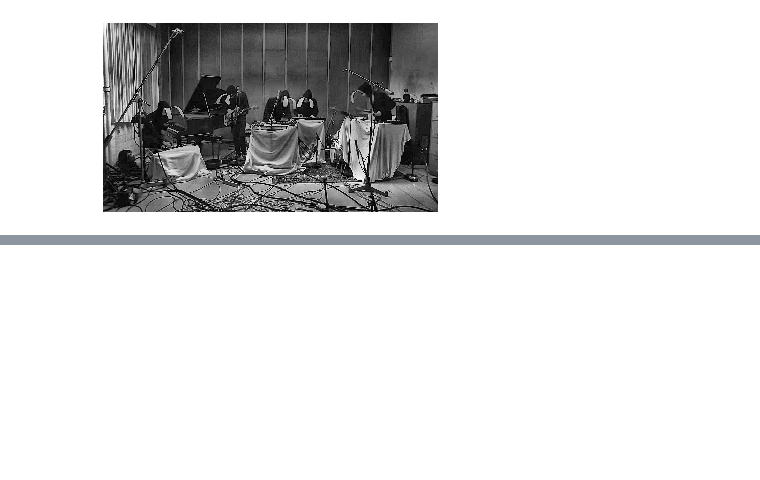
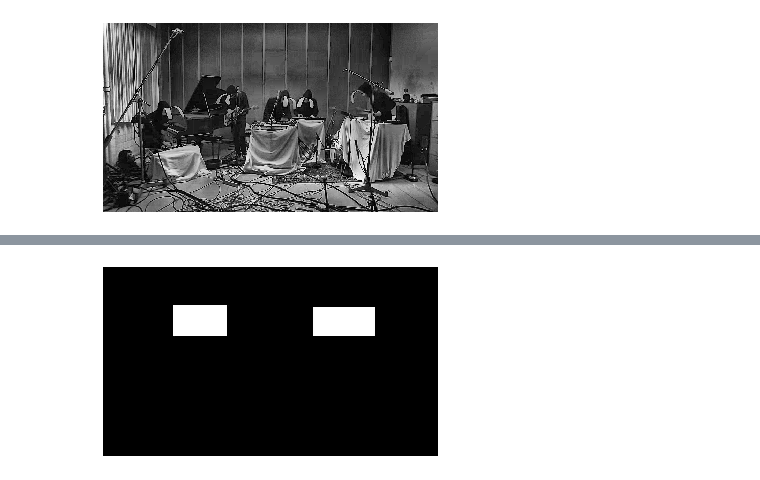
Before and after one commit to Izaird/Image-analisys, a Jupyter notebook: Practicas/practica_03/IA_03_2012010743_MDIA.ipynb, the cells around one changed output, grey strips where cells are left out. Cells and saved outputs as stored; diff of their text form; code cells hidden in the pictures; blank space fills up the shorter version.

```diff
--- a/Practicas/practica_03/IA_03_2012010743_MDIA.ipynb
+++ b/Practicas/practica_03/IA_03_2012010743_MDIA.ipynb
@@ -158,0 +198,7 @@ edge_detection =   convolve2d(img,mask)
+# %%
+bin_res = intersectionImg(bin_arr1,bin_arr2)
+plt.imshow(bin_res,cmap=plt.cm.gray)
+plt.axis('off')
+plt.show()
+# %% [output]
+[figure, added]
```
Also changed, not shown: parts of 5 cells of this notebook, 4 other files.
